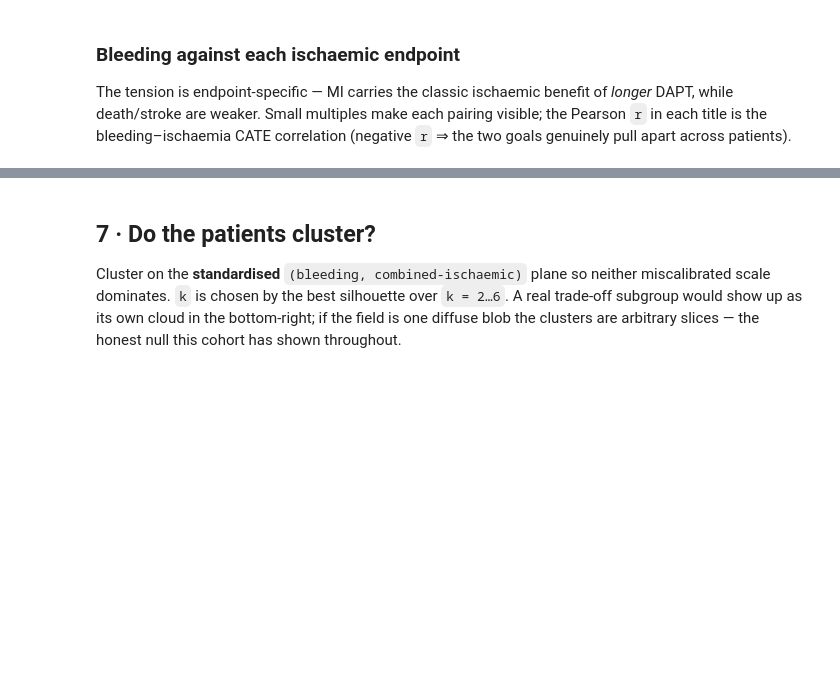
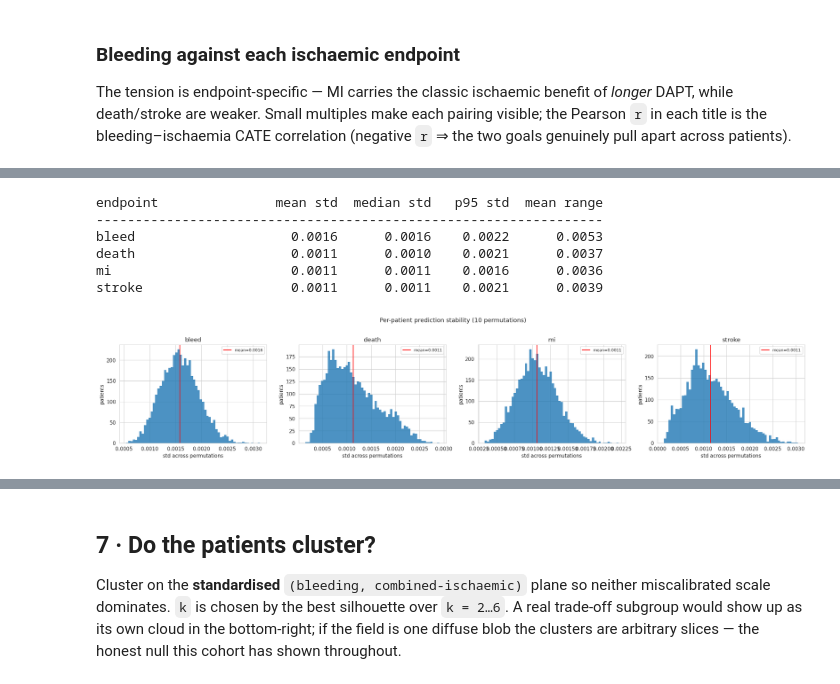
Before and after one commit to TommasoPioda/CATE-estimation-on-the-MASTER-DAPT-trial, a Jupyter notebook: Meta-learning/causal_forest/10_bleeding_ischemic_tradeoff.ipynb, the cells around one changed output, grey strips where cells are left out. Drawn from its saved outputs; the diff is of its cells as text; code cells hidden in the pictures; blank space fills up the shorter version.

```diff
--- a/Meta-learning/causal_forest/10_bleeding_ischemic_tradeoff.ipynb
+++ b/Meta-learning/causal_forest/10_bleeding_ischemic_tradeoff.ipynb
@@ -312,0 +541,36 @@ plt.show()
+# %%
+# ── per-row stability metrics ─────────────────────────────────────────────────
+# std across permutations for each patient → shape (n,)
+perm_std  = {lab: perm_preds[lab].std(axis=0)  for lab, _ in axes}
+perm_range = {lab: np.ptp(perm_preds[lab], axis=0) for lab, _ in axes}   # max - min
+
+# ── summary ───────────────────────────────────────────────────────────────────
+print(f"\n{'endpoint':<20} {'mean std':>10} {'median std':>11} {'p95 std':>9} {'mean range':>11}")
+print("-" * 65)
+for lab, _ in axes:
+    s = perm_std[lab]
+    r = perm_range[lab]
+    print(f"{lab:<20} {s.mean():>10.4f} {np.median(s):>11.4f} "
+          f"{np.percentile(s,95):>9.4f} {r.mean():>11.4f}")
+
+# ── plot: distribution of per-patient std ─────────────────────────────────────
+fig, axes_plot = plt.subplots(1, len(axes), figsize=(5 * len(axes), 4), sharey=False)
+for ax, (lab, _) in zip(axes_plot, axes):
+    ax.hist(perm_std[lab], bins=60, edgecolor="none", alpha=0.8)
+    ax.axvline(perm_std[lab].mean(), color="red", lw=1.2, label=f"mean={perm_std[lab].mean():.4f}")
+    ax.set_xlabel("std across permutations")
+    ax.set_ylabel("patients")
+    ax.set_title(lab)
+    ax.legend(fontsize=8)
+plt.suptitle(f"Per-patient prediction stability ({N_PERM} permutations)", y=1.02)
+plt.tight_layout()
+plt.savefig(os.path.join(CF_DIR, "permutation_stability.png"), dpi=150, bbox_inches="tight")
+plt.show()
+# %% [output]
+endpoint               mean std  median std   p95 std  mean range
+-----------------------------------------------------------------
+bleed                    0.0016      0.0016    0.0022      0.0053
+death                    0.0011      0.0010    0.0021      0.0037
+mi                       0.0011      0.0011    0.0016      0.0036
+stroke                   0.0011      0.0011    0.0021      0.0039
+[figure, added]
```
Also changed, not shown: parts of 18 cells of this notebook.
